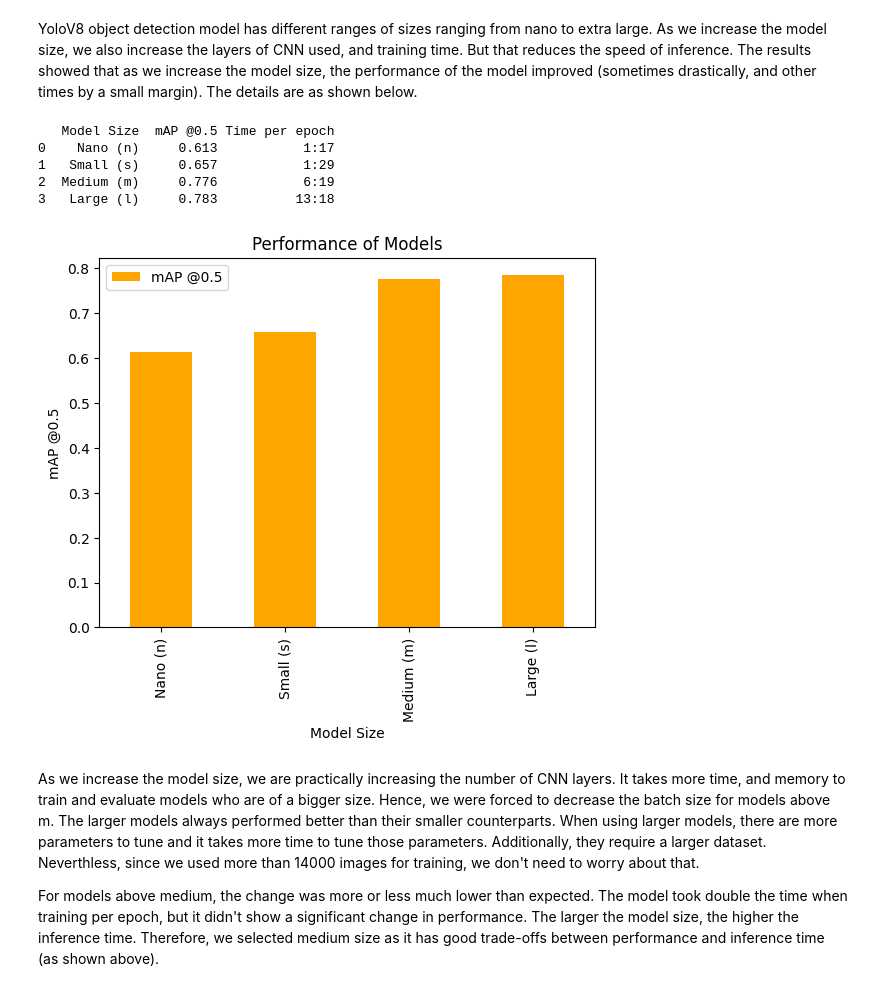
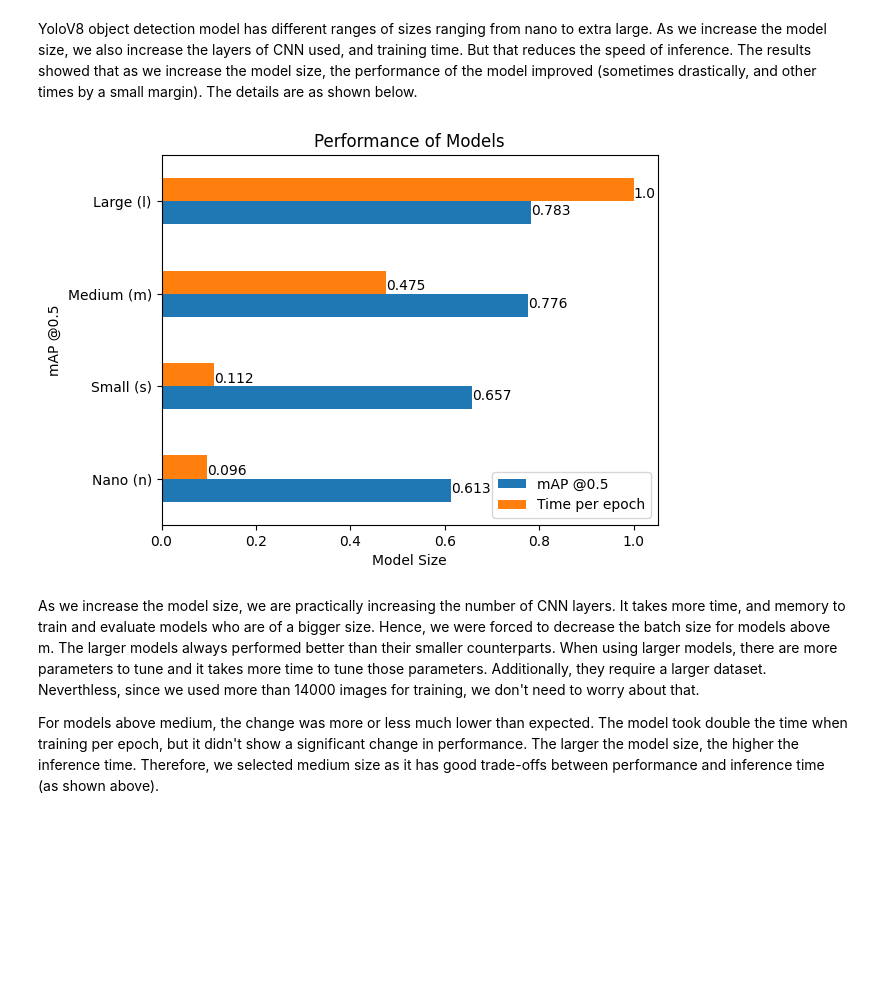
Before and after one commit to AbelKidaneHaile/Reports, a Jupyter notebook: notebooks/Report.ipynb, the cells around one changed output. Saved outputs shown, nothing was run; the diff lists cells and outputs as text; code cells hidden in the pictures; blank space fills up the shorter version.

```diff
--- a/notebooks/Report.ipynb
+++ b/notebooks/Report.ipynb
@@ -27 +18,11 @@ df = pd.DataFrame(data)
+# %%
+import pandas as pd
+import matplotlib.pyplot as plt
+def addlabels(x,y):
+    for i in range(len(x)):
+        plt.text(y[i], i-0.1, y[i])
+data = {"Models": ["RMSProp", "Adam", "NAdam", "RAdam", "AdamW", "Adamax", "SGD"],
+        "mAP @0.5": [0.472, 0.671, 0.671, 0.673, 0.685, 0.686, 0.688]
+       }
+df = pd.DataFrame(data)
 # %%
@@ -78,7 +59,9 @@ We experimented with constant and varying learning rates (with and without a con
 # %%
 import pandas as pd
 import matplotlib.pyplot as plt
-
+def addlabels(x,y):
+    for i in range(len(x)):
+        plt.text(y[i], i, y[i])
 # mAP @0.5 AdamW s 0.005(lr0)-0.0001(lrf)
 data = {"Experiment": ["Without Scheduler", "Cosine Scheduler"],
         "mAP @0.5": [0.663, 0.664]
@@ -150,21 +103,28 @@ df = pd.DataFrame(data)
+# %%
+import pandas as pd
+import matplotlib.pyplot as plt
+def addlabels(x,y):
+    for i in range(len(x)):
+        plt.text(y[i], i+0.04, y[i])
+def addlabels2(x,y):
+    for i in range(len(x)):
+        plt.text(y[i], i-0.15, y[i])
+data = {"mAP @0.5": [0.613, 0.657, 0.776, 0.783],
+#         "Time per epoch": ["1:17","1:29","6:19","13:18"] == seconds [77,89,379,798] scaled version below
+        "Time per epoch":[0.096, 0.112, 0.475,1.000]
+       }
+df = pd.DataFrame(data, columns=["mAP @0.5", "Time per epoch"], index=["Nano (n)", "Small (s)", "Medium (m)", "Large (l)"])
 # %%
-print(df)
-df.plot.bar(x='Model Size', y='mAP @0.5', color='orange')
-
-# Add a title and labels to the axes
+# print(df)
+df.plot.barh()
 plt.title('Performance of Models')
 plt.xlabel('Model Size')
+addlabels(df["mAP @0.5"], df["Time per epoch"])
+addlabels2(df["Time per epoch"], df["mAP @0.5"])
 plt.ylabel('mAP @0.5')
-
-# Show the plot
 plt.show()
 # %% [output]
-   Model Size  mAP @0.5 Time per epoch
-0    Nano (n)     0.613           1:17
-1   Small (s)     0.657           1:29
-2  Medium (m)     0.776           6:19
-3   Large (l)     0.783          13:18
-[figure, old version]
+[figure, new version]
 # %% [markdown]
 As we increase the model size, we are practically increasing the number of CNN layers. It takes more time, and memory to train and evaluate models who are of a bigger size. Hence, we were forced to decrease the batch size for models above m. The larger models always performed better than their smaller counterparts.
 When using larger models, there are more parameters to tune and it takes more time to tune those parameters. Additionally, they require a larger dataset. Neverthless, since we used more than 14000 images for training, we don't need to worry about that.
```
Also changed, not shown: parts of 17 cells of this notebook, 1 other file.
